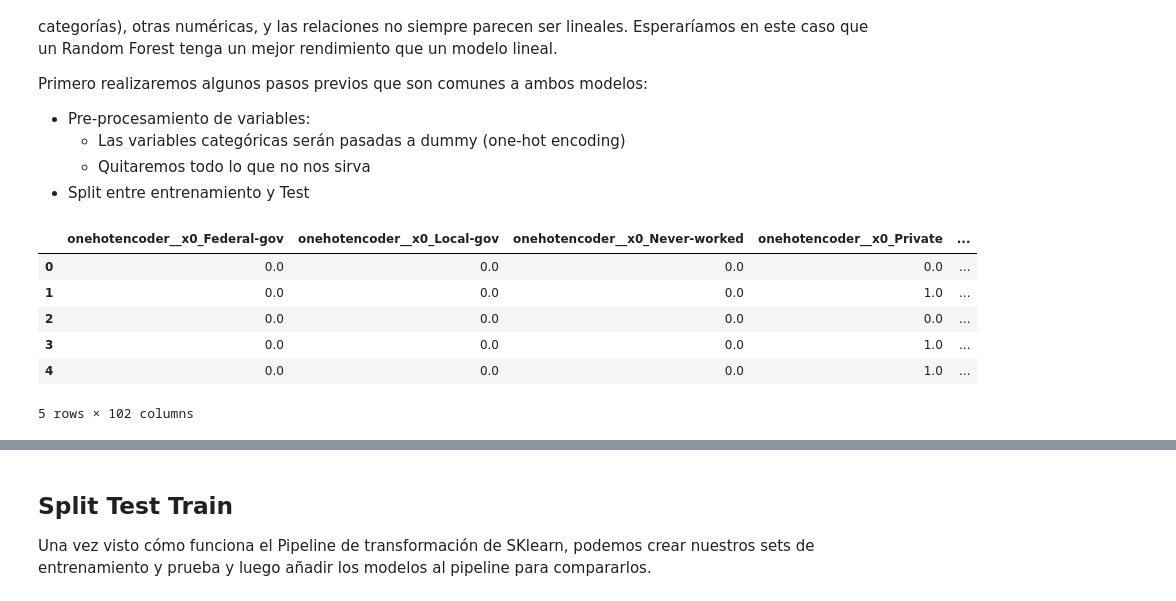
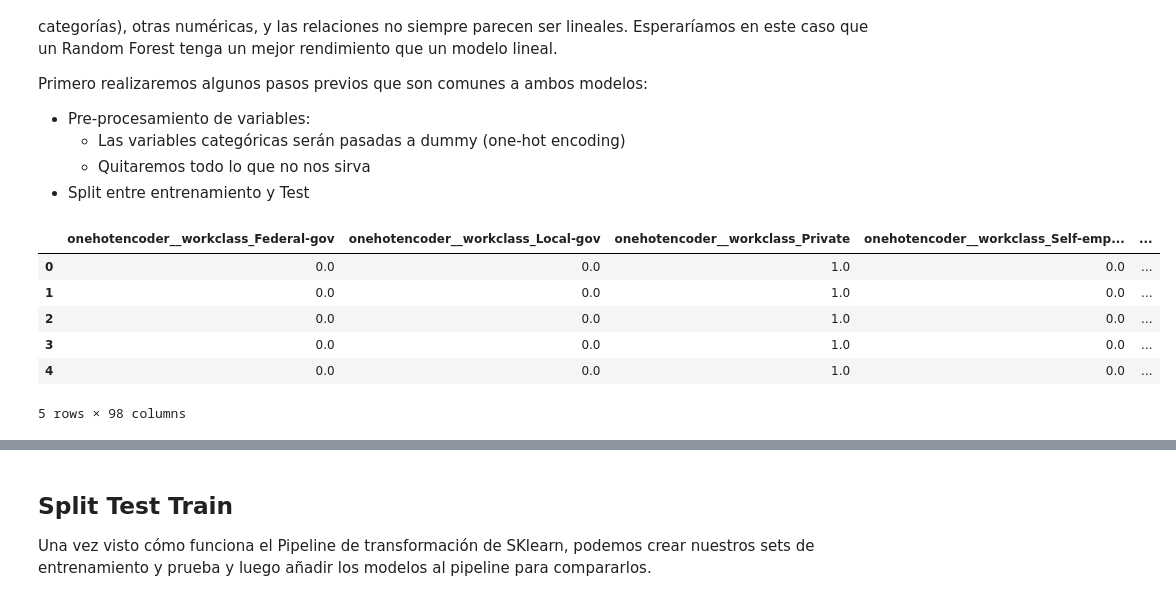
Before and after one commit to patofw/ml_tutorials, a Jupyter notebook: ML/Notebooks/RandomForest.ipynb, the cells around one changed output, grey strips where cells are left out. Cells and saved outputs as stored; diff of their text form; code cells hidden in the pictures.

```diff
--- a/ML/Notebooks/RandomForest.ipynb
+++ b/ML/Notebooks/RandomForest.ipynb
@@ -264,41 +264,41 @@ data = data.drop(drops, axis=1)
 
 # Variables predictoras
 X = data.loc[:, data.columns != TARGET]
 # Variable objetivo
 y = data[TARGET].values
 
 one_hot_cols = [
     'workclass',
     'education',
     'marital_status',
     'occupation',
     'relationship',
     'race',
     'sex',
     'native_country',
 ]
 
 num_cols = [c for c in X.columns if c not in one_hot_cols]
 
 transformer = make_column_transformer(
     (OneHotEncoder(handle_unknown='ignore') ,one_hot_cols),
     remainder='passthrough'  # Esto signifca que las cols que no esten en lista, las deja como tal
 )
 
 transformed = transformer.fit_transform(X)
 transformed_df = pd.DataFrame(
     transformed.toarray(),
-    columns=transformer.get_feature_names()
+    columns=transformer.get_feature_names_out()
 )
 transformed_df.head()
 # %% [output]
-|  | onehotencoder__x0_Federal-gov | onehotencoder__x0_Local-gov | onehotencoder__x0_Never-worked | onehotencoder__x0_Private | ... |
-| 0 | 0.0 | 0.0 | 0.0 | 0.0 | ... |
-| 1 | 0.0 | 0.0 | 0.0 | 1.0 | ... |
-| 2 | 0.0 | 0.0 | 0.0 | 0.0 | ... |
-| 3 | 0.0 | 0.0 | 0.0 | 1.0 | ... |
-| 4 | 0.0 | 0.0 | 0.0 | 1.0 | ... |
+|  | onehotencoder__workclass_Federal-gov | onehotencoder__workclass_Local-gov | onehotencoder__workclass_Private | onehotencoder__workclass_Self-emp... | ... |
+| 0 | 0.0 | 0.0 | 1.0 | 0.0 | ... |
+| 1 | 0.0 | 0.0 | 1.0 | 0.0 | ... |
+| 2 | 0.0 | 0.0 | 1.0 | 0.0 | ... |
+| 3 | 0.0 | 0.0 | 1.0 | 0.0 | ... |
+| 4 | 0.0 | 0.0 | 1.0 | 0.0 | ... |
-5 rows × 102 columns
+5 rows × 98 columns
 # %%
 # Dentro del mismo pipeline podemos incluso meter un normalizador
 cat_transformer = make_column_transformer(
```
Also changed, not shown: parts of 5 cells of this notebook, 3 other files.
